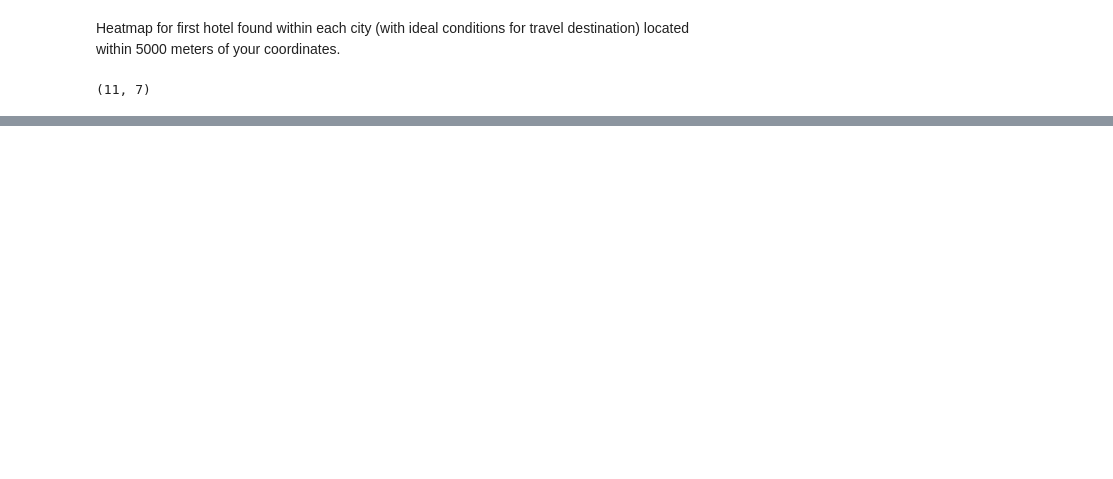
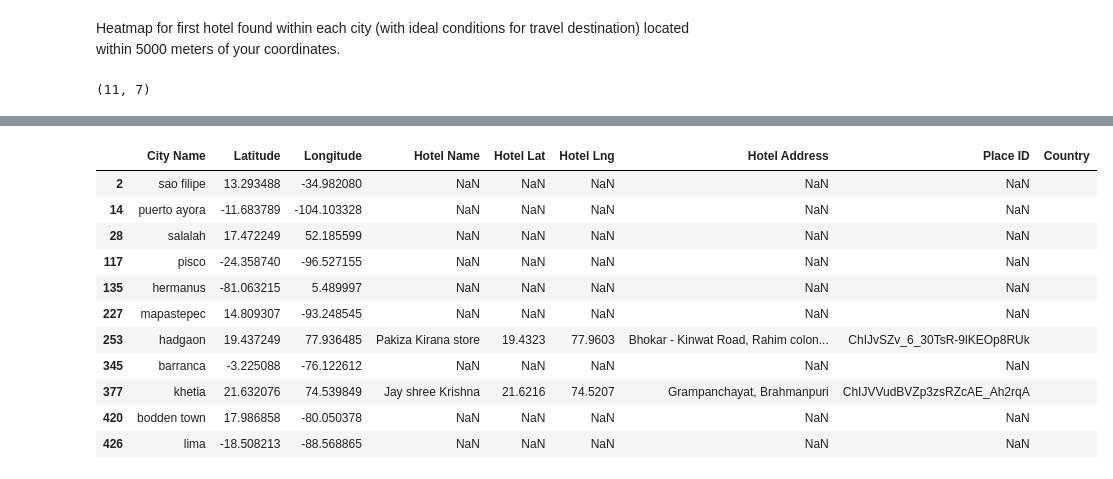
Before and after one commit to annabelcheong/python-api-challenge, a Jupyter notebook: WeatherPy/VacationPy.ipynb, the cells around one changed output, grey strips where cells are left out. Cells and saved outputs as stored; diff of their text form; code cells hidden in the pictures; blank space fills up the shorter version.

Commit message:
Got the dataframe with country name, hotel name and coords

```diff
--- a/WeatherPy/VacationPy.ipynb
+++ b/WeatherPy/VacationPy.ipynb
@@ -116,17 +117,22 @@ ideal_df.shape
 #Create new dataframe containing the City, Latitude, Longitude, Hotel Name,and Country.
 nearby_hotel=ideal_df[["City Name","Latitude","Longitude"]]
 nearby_hotel["Hotel Name"]=""
-nearby_hotel["Address"]=""
+nearby_hotel["Hotel Lat"]=""
+nearby_hotel["Hotel Lng"]=""
+nearby_hotel["Hotel Address"]=""
+nearby_hotel["Place ID"]=""
 nearby_hotel["Country"]=""
 nearby_hotel
 
 # Assign variable values for parameters
-target_search="hotels"
-radius=10000
+# target_search="hotels"
+radius=5000
+place="lodging"
 
 #Set parameters (unchanged for each row)
 params = {
-    "keyword": target_search,
+    # "keyword": target_search,
+    "type": place,
     "radius": radius,
     "key": g_key
 }
@@ -151,17 +157,34 @@ for index, row in nearby_hotel.iterrows():
 
     #convert to json
     name_address = name_address.json()
-    # print(json.dumps(name_address, indent=4, sort_keys=True))
+    print(json.dumps(name_address, indent=4, sort_keys=True))
 
-    # Since some data may be missing we incorporate a try-except to skip any that are missing a data point.
-    # try:
-    #     nearby_hotel.loc[index, "Hotel Name"] = name_address["results"][0]["name"]
-    # except (KeyError, IndexError):
-    #     print("Name error")
+    # Since some data may be missing, use a try-except to skip any that are missing a data point.
+    try:
+        nearby_hotel.loc[index, "Hotel Name"] = name_address["results"][0]["name"]
+    except (KeyError, IndexError):
+        print("Name error")
+        nearby_hotel.loc[index,"Hotel Name"]=np.nan
+
+    try:
+        nearby_hotel.loc[index, "Hotel Lat"]=name_address["results"][0]["geometry"]["location"]["lat"]
+        nearby_hotel.loc[index, "Hotel Lng"]=name_address["results"][0]["geometry"]["location"]["lng"]
+    except (KeyError, IndexError):
+        print("Hotel Lat or Lng error")
+        nearby_hotel.loc[index,"Hotel Lat"]=np.nan
+        nearby_hotel.loc[index,"Hotel Lng"]=np.nan
+
     try:
         nearby_hotel.loc[index, "Hotel Address"] = name_address["results"][0]["vicinity"]
     except (KeyError, IndexError):
         print("Hotel Address error")
+        nearby_hotel.loc[index,"Hotel Address"]=np.nan
+
+    try:
+        nearby_hotel.loc[index, "Place ID"] = name_address["results"][0]["place_id"]
+    except (KeyError, IndexError):
+        print("Place ID error")
+        nearby_hotel.loc[index,"Place ID"]=np.nan
     # try:
     #     nearby_hotel.loc[index, "Country"] = name_address["results"][0]["rating"]
     # except (KeyError, IndexError):
@@ -178,0 +210,16 @@ Hotel Address error
+# %%
+nearby_hotel
+#Still missing country
+# %% [output]
+|  | City Name | Latitude | Longitude | Hotel Name | Hotel Lat | Hotel Lng | Hotel Address | Place ID | Country |
+| 2 | sao filipe | 13.293488 | -34.982080 | NaN | NaN | NaN | NaN | NaN |  |
+| 14 | puerto ayora | -11.683789 | -104.103328 | NaN | NaN | NaN | NaN | NaN |  |
+| 28 | salalah | 17.472249 | 52.185599 | NaN | NaN | NaN | NaN | NaN |  |
+| 117 | pisco | -24.358740 | -96.527155 | NaN | NaN | NaN | NaN | NaN |  |
+| 135 | hermanus | -81.063215 | 5.489997 | NaN | NaN | NaN | NaN | NaN |  |
+| 227 | mapastepec | 14.809307 | -93.248545 | NaN | NaN | NaN | NaN | NaN |  |
+| 253 | hadgaon | 19.437249 | 77.936485 | Pakiza Kirana store | 19.4323 | 77.9603 | Bhokar - Kinwat Road, Rahim colon... | ChIJvSZv_6_30TsR-9lKEOp8RUk |  |
+| 345 | barranca | -3.225088 | -76.122612 | NaN | NaN | NaN | NaN | NaN |  |
+| 377 | khetia | 21.632076 | 74.539849 | Jay shree Krishna | 21.6216 | 74.5207 | Grampanchayat, Brahmanpuri | ChIJVVudBVZp3zsRZcAE_Ah2rqA |  |
+| 420 | bodden town | 17.986858 | -80.050378 | NaN | NaN | NaN | NaN | NaN |  |
+| 426 | lima | -18.508213 | -88.568865 | NaN | NaN | NaN | NaN | NaN |  |
```
Also changed, not shown: parts of 7 cells of this notebook, 1 other file.
